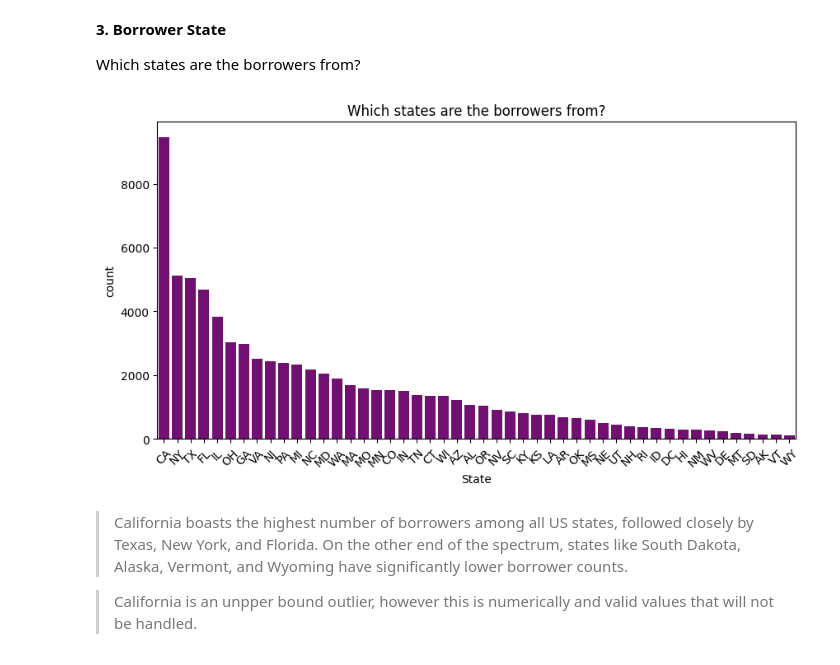
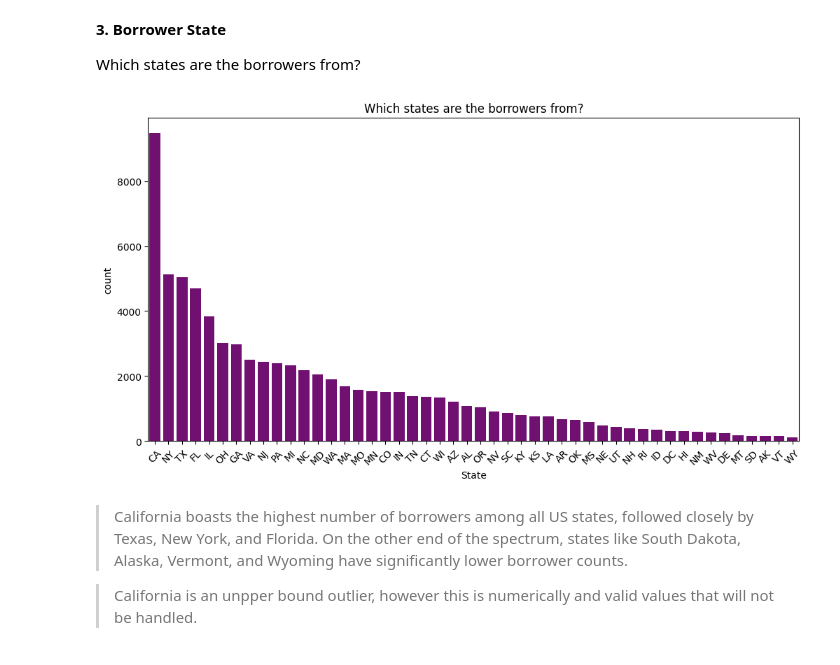
Before and after one commit to sondosaabed/Prosper-Loan-Analysis, a Jupyter notebook: Part_I_exploration.ipynb, the cells around one changed output. Drawn from its saved outputs; the diff is of its cells as text; code cells hidden in the pictures.

```diff
--- a/Part_I_exploration.ipynb
+++ b/Part_I_exploration.ipynb
@@ -523,13 +523,13 @@ plt.xlabel('Loan Original Amount');
 
 Which states are the borrowers from?
 # %%
-plt.figure(figsize=(10, 5))
+plt.figure(figsize=(12, 6))
 ax = sns.barplot(geo_demo_df['BorrowerState'].value_counts(), color = 'purple')
 plt.title('Which states are the borrowers from?')
 plt.xlabel('State')
 plt.xticks(rotation = 45);
 # %% [output]
-[figure, old version]
+[figure, new version]
 # %% [markdown]
 > California boasts the highest number of borrowers among all US states, followed closely by Texas, New York, and Florida. On the other end of the spectrum, states like South Dakota, Alaska, Vermont, and Wyoming have significantly lower borrower counts.
 
```
Also changed, not shown: parts of 20 cells of this notebook.
